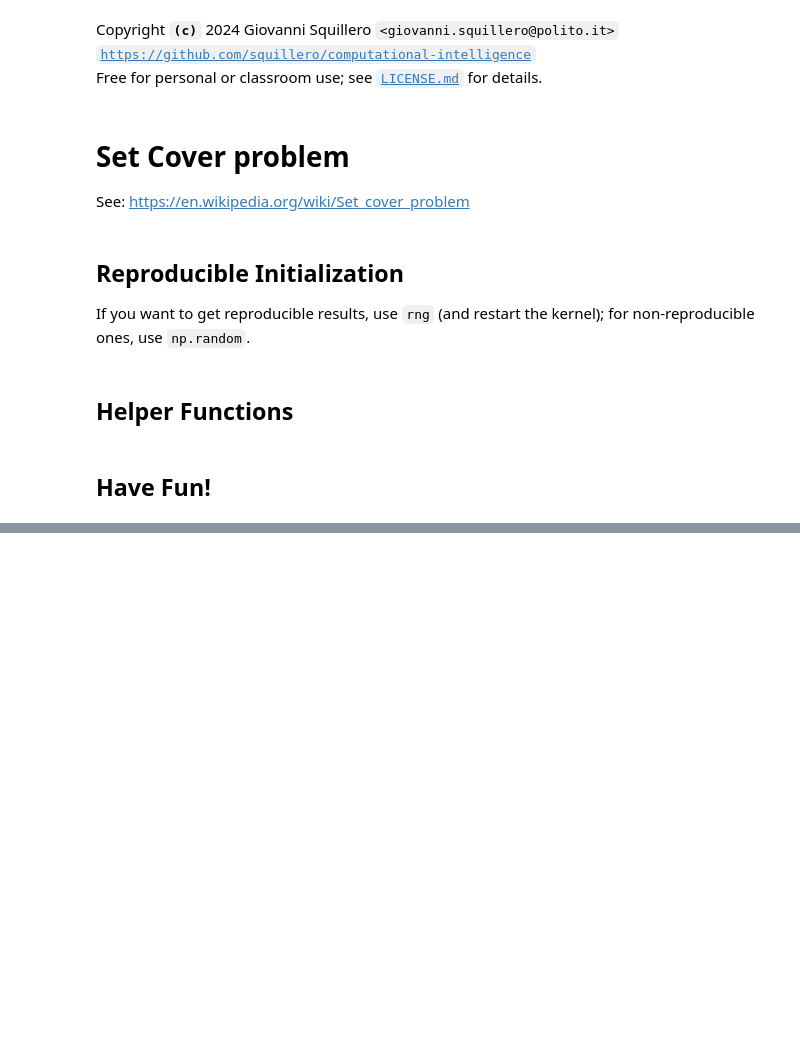
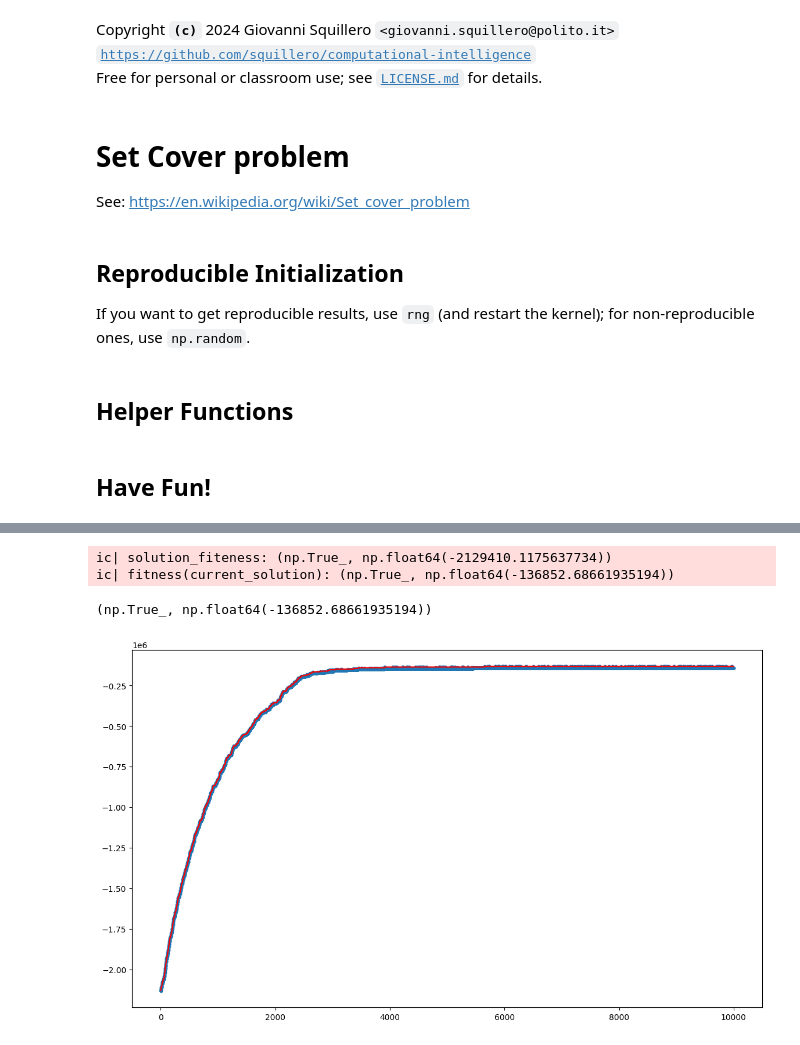
Before and after one commit to mickp18/CI2024_lab1, a Jupyter notebook: set-cover.ipynb, the cells around one changed output, grey strips where cells are left out. Saved outputs shown, nothing was run; the diff lists cells and outputs as text; code cells hidden in the pictures; blank space fills up the shorter version.

```diff
--- a/set-cover.ipynb
+++ b/set-cover.ipynb
@@ -116,0 +226,43 @@ ic| steps: 9550
+# %%
+def simulated_annealing(solution_fitness, new_solution_fitness, temp):
+    accepting_probability = np.exp(-(solution_fitness[1] - new_solution_fitness[1]) / temp)
+    #ic(solution_fitness[1] - new_solution_fitness[1])
+    #ic(accepting_probability)
+    return np.random.random() < accepting_probability
+# %%
+current_solution = rng.random(NUM_SETS) < 0.5
+solution_fiteness = fitness(current_solution)
+history = [solution_fiteness[1]]
+ic(solution_fiteness)
+
+
+
+temp = 1565
+for steps in range(MAX_STEPS):
+    #tweak
+    new_solution = single_tweak(current_solution)
+    f = fitness(new_solution)
+    if(f > solution_fiteness or (f[0]  and simulated_annealing(solution_fiteness, f, temp))):
+        #ic(steps, cost(current_solution), cost(new_solution))
+        current_solution = new_solution
+        solution_fiteness = f
+    history.append(float(f[1]))
+    temp*=0.99
+
+
+
+
+plt.figure(figsize=(14, 8))
+plt.plot(
+    range(len(history)),
+    list(accumulate(history, max)),
+    color="red",
+)
+_ = plt.scatter(range(len(history)), history, marker=".")
+
+ic(fitness(current_solution))
+# %% [output]
+ic| solution_fiteness: (np.True_, np.float64(-2129410.1175637734))
+ic| fitness(current_solution): (np.True_, np.float64(-136852.68661935194))
+(np.True_, np.float64(-136852.68661935194))
+[figure, added]
```
Also changed, not shown: parts of 14 cells of this notebook.
